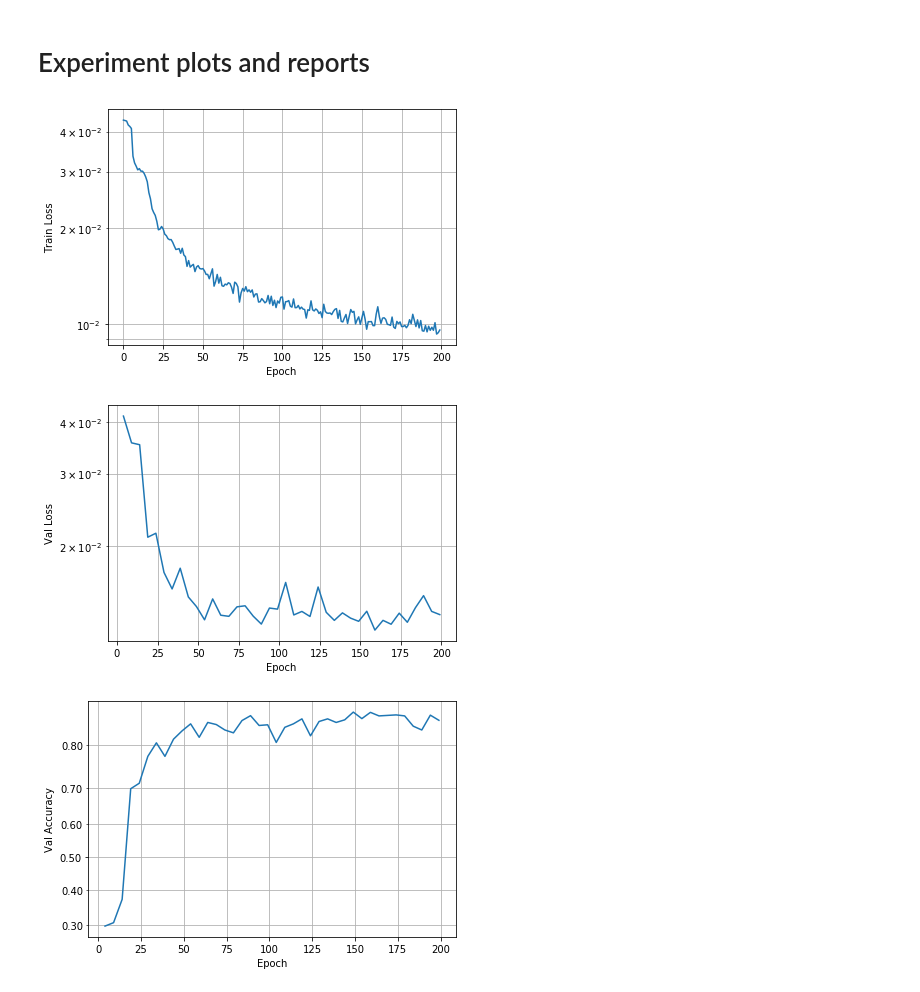
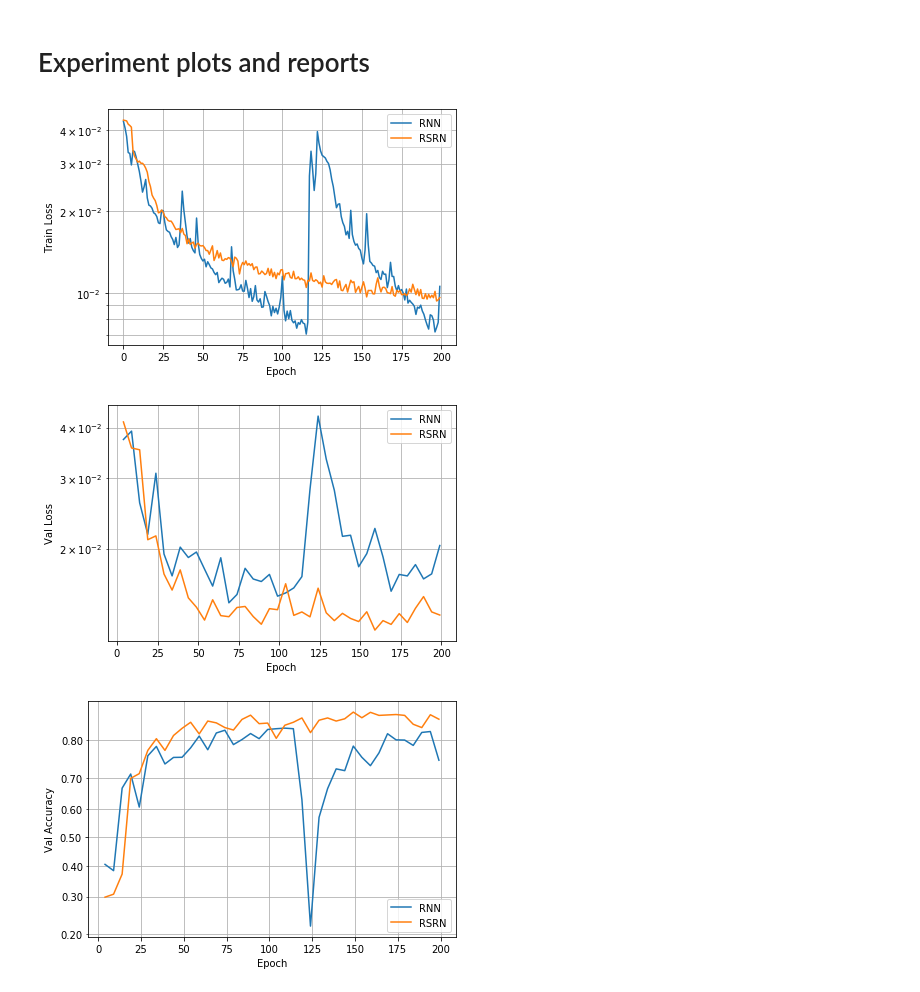
Before and after one commit to dschulman/pscrsrn, a Jupyter notebook: notes/experiments.ipynb, the cells around one changed output. Cells and saved outputs as stored; diff of their text form; code cells hidden in the pictures.

Commit message:
rnn experiment notes

```diff
--- a/notes/experiments.ipynb
+++ b/notes/experiments.ipynb
@@ -13,15 +6,29 @@ rsrn_val = rsrn[rsrn['stage'] == 'val']
+# %%
+rsrn = pd.read_csv('../experiment/2021_03_29__19_43_33/metrics.csv')
+rnn = pd.read_csv('../experiment/2021_03_30__12_41_58/metrics.csv')
+rsrn['model'] = 'RSRN'
+rnn['model'] = 'RNN'
+trainval = pd.concat([rsrn, rnn])
+trainval['model'] = pd.Categorical(trainval['model'])
+trainval['stage'] = pd.Categorical(trainval['stage'])
+train = trainval[trainval['stage'] == 'train']
+val = trainval[trainval['stage'] == 'val']
 # %%
-plt.plot(rsrn_train['epoch'], rsrn_train['loss'])
+for model, data in train.groupby('model'):
+    plt.plot(data['epoch'], data['loss'], label=model)
+plt.legend()
 plt.xlabel('Epoch')
 plt.ylabel('Train Loss')
 plt.yscale('log')
 plt.grid(which='both')
 plt.tight_layout()
 plt.savefig('fig_train_loss.pdf', bbox_inches='tight')
 # %% [output]
-[figure, old version]
+[figure, new version]
 # %%
-plt.plot(rsrn_val['epoch'], rsrn_val['loss'])
+for model, data in val.groupby('model'):
+    plt.plot(data['epoch'], data['loss'], label=model)
+plt.legend()
 plt.xlabel('Epoch')
 plt.ylabel('Val Loss')
 plt.yscale('log')
@@ -29,9 +36,11 @@ plt.grid(which='both')
 plt.tight_layout()
 plt.savefig('fig_val_loss.pdf', bbox_inches='tight')
 # %% [output]
-[figure, old version]
+[figure, new version]
 # %%
-plt.plot(rsrn_val['epoch'], rsrn_val['accuracy'])
+for model, data in val.groupby('model'):
+    plt.plot(data['epoch'], data['accuracy'], label=model)
+plt.legend(loc='lower right')
 plt.xlabel('Epoch')
 plt.ylabel('Val Accuracy')
 plt.yscale('logit')
@@ -39,5 +48,5 @@ plt.grid(which='both')
 plt.tight_layout()
 plt.savefig('fig_accuracy.pdf', bbox_inches='tight')
 # %% [output]
-[figure, old version]
+[figure, new version]
 # %%
```
Also changed, not shown: parts of 5 cells of this notebook, 10 other files.
